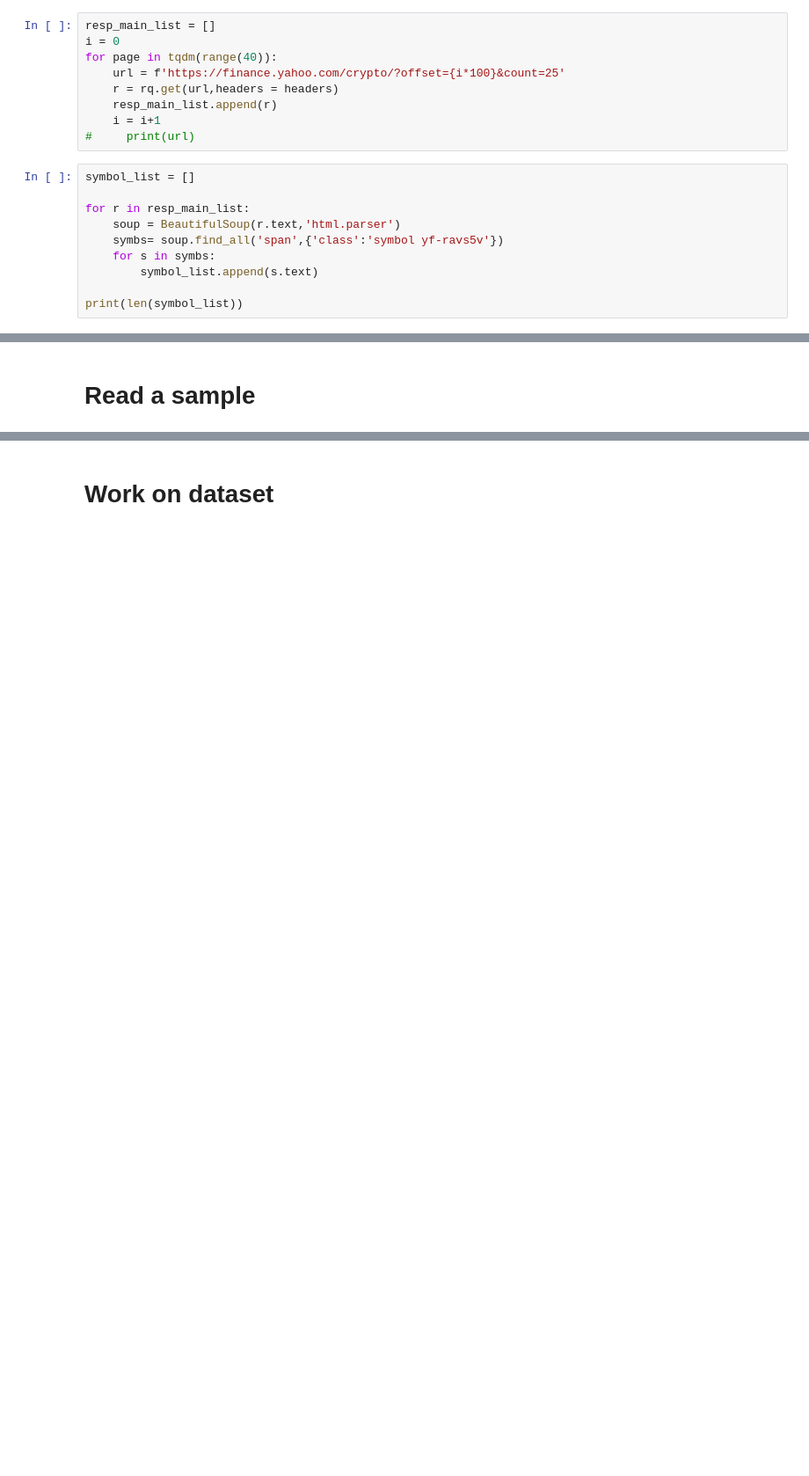
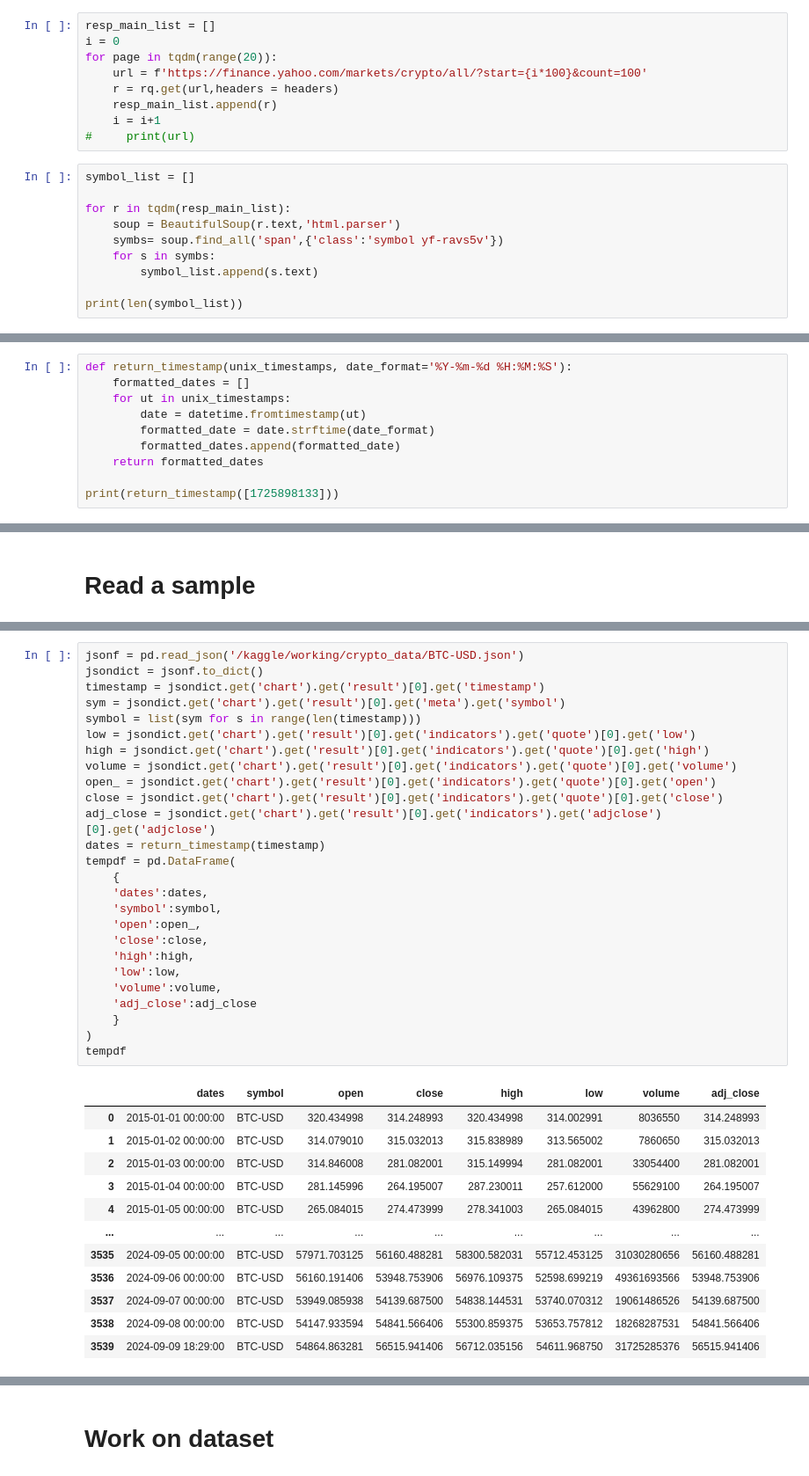
Before and after one commit to AYUSHKHAIRE/kaggle, a Jupyter notebook: top-1000-cryptos-daily-updates.ipynb, the cells around one changed output, grey strips where cells are left out. Shown: that part at 88% size. Drawn from its saved outputs; the diff is of its cells as text; blank space fills up the shorter version.

Commit message:
Kaggle Notebook | Crypto dataset - ( daily updates ) - top 1000  | Version 102

```diff
--- a/top-1000-cryptos-daily-updates.ipynb
+++ b/top-1000-cryptos-daily-updates.ipynb
@@ -47,8 +48,8 @@ headers = {
 # %%
 resp_main_list = []
 i = 0
-for page in tqdm(range(40)):
-    url = f'https://finance.yahoo.com/crypto/?offset={i*100}&count=25'
+for page in tqdm(range(20)):
+    url = f'https://finance.yahoo.com/markets/crypto/all/?start={i*100}&count=100'
     r = rq.get(url,headers = headers)
     resp_main_list.append(r)
     i = i+1
@@ -56,7 +57,7 @@ for page in tqdm(range(40)):
 # %%
 symbol_list = []
 
-for r in resp_main_list:
+for r in tqdm(resp_main_list):
     soup = BeautifulSoup(r.text,'html.parser')
     symbs= soup.find_all('span',{'class':'symbol yf-ravs5v'})
     for s in symbs:
@@ -117,3 +101,13 @@ period1=1724642543&period2=1420070400
 os.mkdir('crypto_data')
 # %% [markdown]
 # Download all files
+# %%
+def return_timestamp(unix_timestamps, date_format='%Y-%m-%d %H:%M:%S'):
+    formatted_dates = []
+    for ut in unix_timestamps:
+        date = datetime.fromtimestamp(ut)
+        formatted_date = date.strftime(date_format)
+        formatted_dates.append(formatted_date)
+    return formatted_dates
+
+print(return_timestamp([1725898133]))
@@ -156,0 +136,39 @@ NEAR-USD.csv
+# %%
+jsonf = pd.read_json('/kaggle/working/crypto_data/BTC-USD.json')
+jsondict = jsonf.to_dict()
+timestamp = jsondict.get('chart').get('result')[0].get('timestamp')
+sym = jsondict.get('chart').get('result')[0].get('meta').get('symbol')
+symbol = list(sym for s in range(len(timestamp)))
+low = jsondict.get('chart').get('result')[0].get('indicators').get('quote')[0].get('low')
+high = jsondict.get('chart').get('result')[0].get('indicators').get('quote')[0].get('high')
+volume = jsondict.get('chart').get('result')[0].get('indicators').get('quote')[0].get('volume')
+open_ = jsondict.get('chart').get('result')[0].get('indicators').get('quote')[0].get('open')
+close = jsondict.get('chart').get('result')[0].get('indicators').get('quote')[0].get('close')
+adj_close = jsondict.get('chart').get('result')[0].get('indicators').get('adjclose')[0].get('adjclose')
+dates = return_timestamp(timestamp)
+tempdf = pd.DataFrame(
+    {
+    'dates':dates,
+    'symbol':symbol,
+    'open':open_,
+    'close':close,
+    'high':high,
+    'low':low,
+    'volume':volume,
+    'adj_close':adj_close
+    }
+)
+tempdf
+# %% [output]
+|  | dates | symbol | open | close | high | low | volume | adj_close |
+| 0 | 2015-01-01 00:00:00 | BTC-USD | 320.434998 | 314.248993 | 320.434998 | 314.002991 | 8036550 | 314.248993 |
+| 1 | 2015-01-02 00:00:00 | BTC-USD | 314.079010 | 315.032013 | 315.838989 | 313.565002 | 7860650 | 315.032013 |
+| 2 | 2015-01-03 00:00:00 | BTC-USD | 314.846008 | 281.082001 | 315.149994 | 281.082001 | 33054400 | 281.082001 |
+| 3 | 2015-01-04 00:00:00 | BTC-USD | 281.145996 | 264.195007 | 287.230011 | 257.612000 | 55629100 | 264.195007 |
+| 4 | 2015-01-05 00:00:00 | BTC-USD | 265.084015 | 274.473999 | 278.341003 | 265.084015 | 43962800 | 274.473999 |
+| ... | ... | ... | ... | ... | ... | ... | ... | ... |
+| 3535 | 2024-09-05 00:00:00 | BTC-USD | 57971.703125 | 56160.488281 | 58300.582031 | 55712.453125 | 31030280656 | 56160.488281 |
+| 3536 | 2024-09-06 00:00:00 | BTC-USD | 56160.191406 | 53948.753906 | 56976.109375 | 52598.699219 | 49361693566 | 53948.753906 |
+| 3537 | 2024-09-07 00:00:00 | BTC-USD | 53949.085938 | 54139.687500 | 54838.144531 | 53740.070312 | 19061486526 | 54139.687500 |
+| 3538 | 2024-09-08 00:00:00 | BTC-USD | 54147.933594 | 54841.566406 | 55300.859375 | 53653.757812 | 18268287531 | 54841.566406 |
+| 3539 | 2024-09-09 18:29:00 | BTC-USD | 54864.863281 | 56515.941406 | 56712.035156 | 54611.968750 | 31725285376 | 56515.941406 |
```
Also changed, not shown: parts of 32 cells of this notebook.
